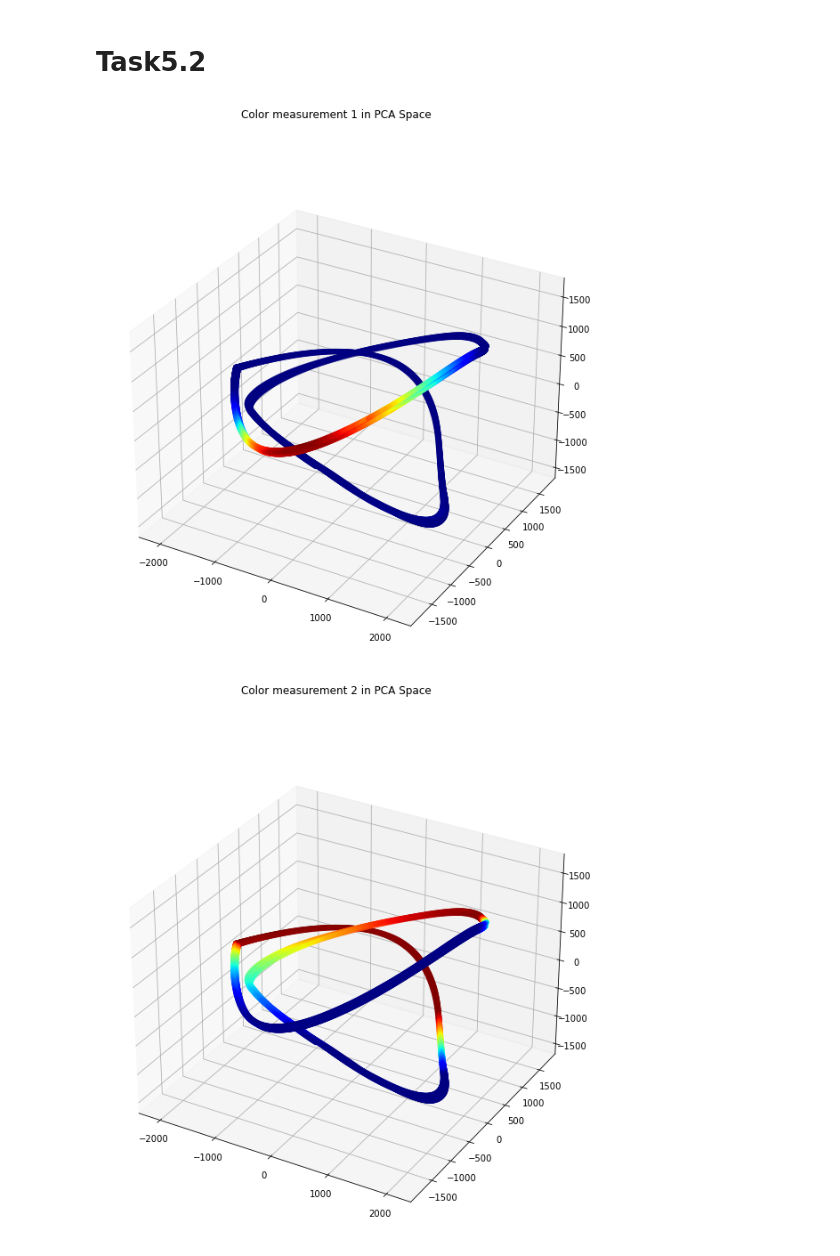
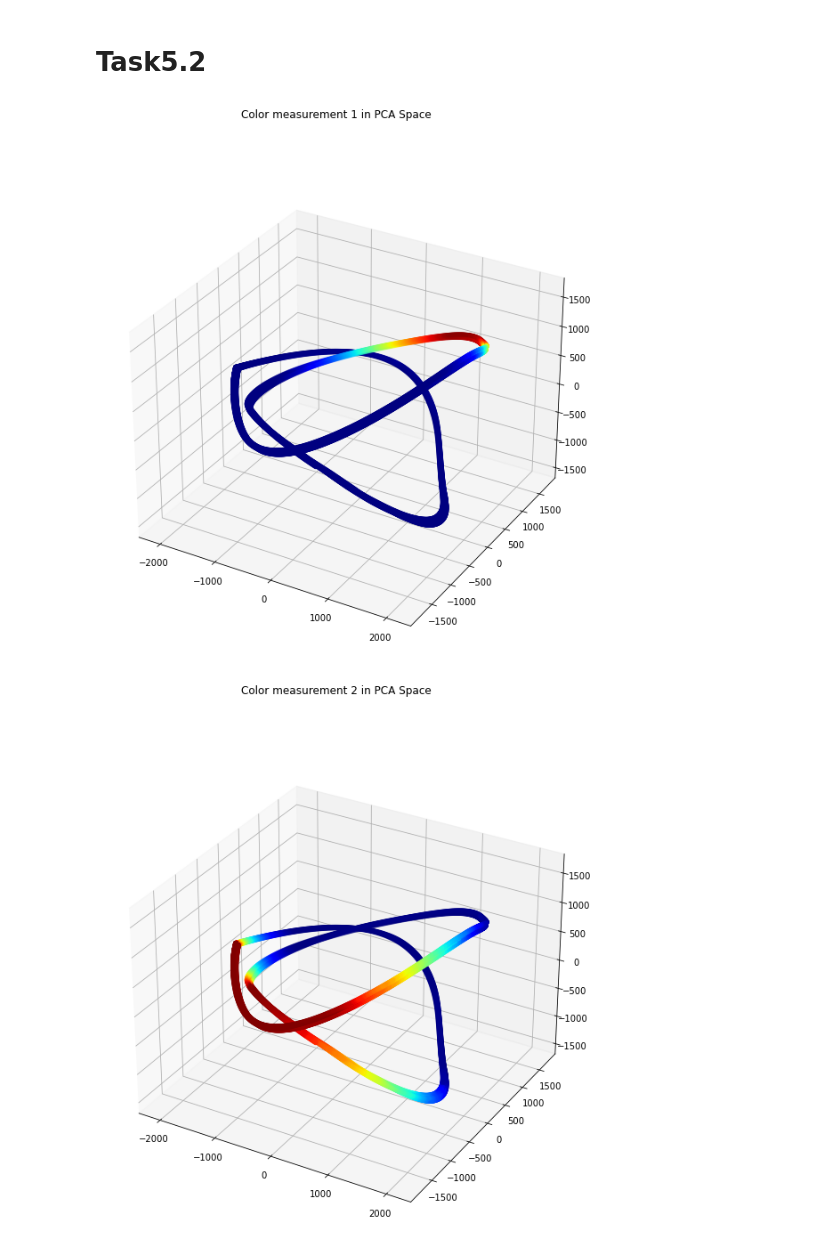
Before and after one commit to ge96rox/MLCMS05, a Jupyter notebook: task5.ipynb, the cells around one changed output. Cells and saved outputs as stored; diff of their text form; code cells hidden in the pictures.

```diff
--- a/task5.ipynb
+++ b/task5.ipynb
@@ -54,12 +54,12 @@ ax.scatter(proj[:,0], proj[:,1], proj[:,2])
 # %%
 for i in range(1, 10):
     fig = plt.figure(figsize=(10, 10))
     ax = fig.gca(projection='3d')
-    ax.scatter(proj[:, 0], proj[:, 1], proj[:, 2], c=data[:data.shape[0] - delay, i],
+    ax.scatter(proj[:, 0], proj[:, 1], proj[:, 2], c=data[delay:, i],
                cmap='jet')
     plt.suptitle('Color measurement %d in PCA Space'% i)
 
     plt.show()
 # %% [output]
-[figure, old version]
+[figure, new version]
-[figure, old version]
+[figure, new version]
```
Also changed, not shown: parts of 4 cells of this notebook, 1 other file.
